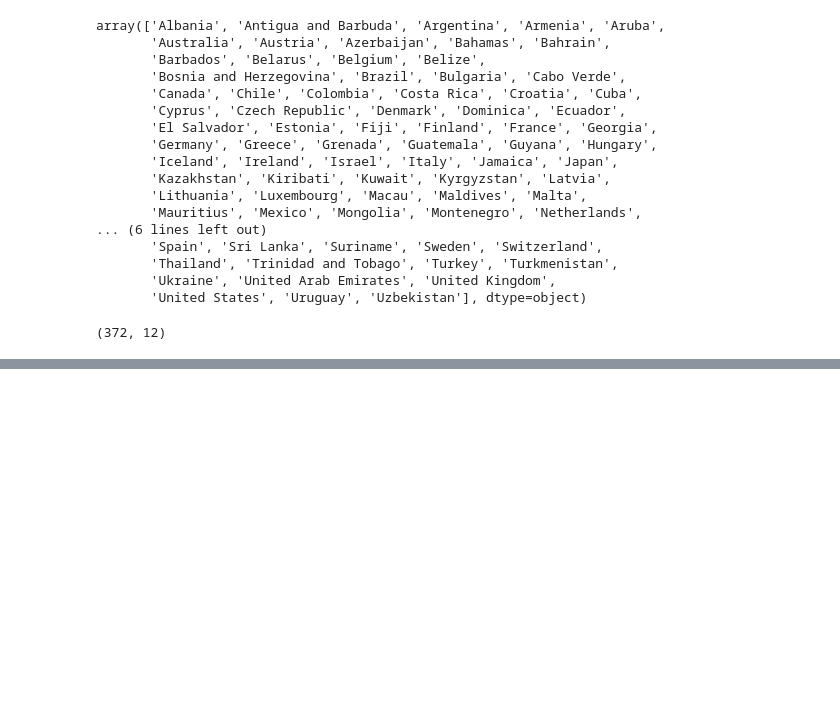
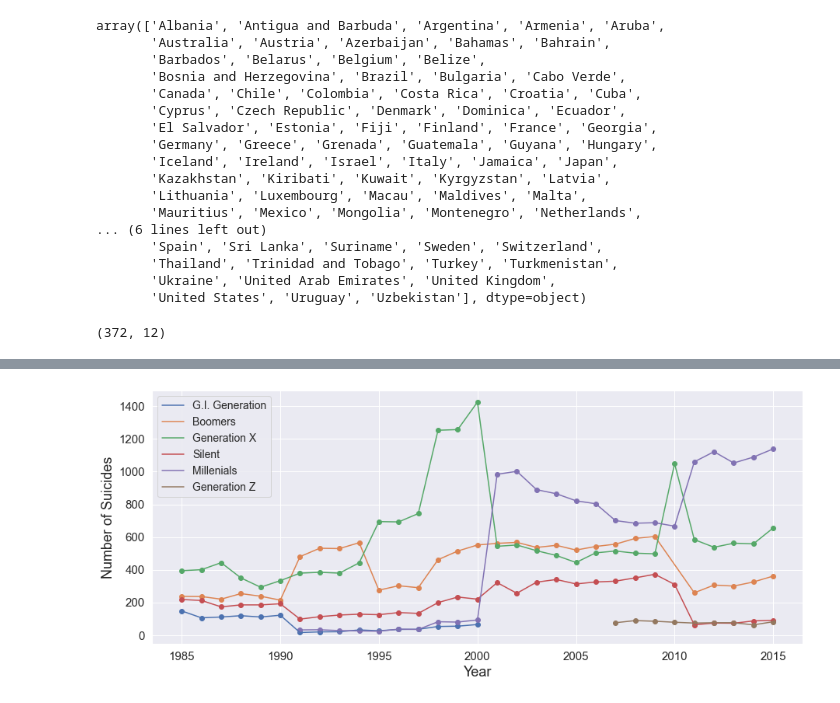
Before and after one commit to Dave0995/Viz-work, a Jupyter notebook: trabajo-viz.ipynb, the cells around one changed output, grey strips where cells are left out. Drawn from its saved outputs; the diff is of its cells as text; code cells hidden in the pictures; blank space fills up the shorter version.

```diff
--- a/trabajo-viz.ipynb
+++ b/trabajo-viz.ipynb
@@ -5,3 +7,5 @@ import seaborn as sns
+# %%
+sns.set()
 # %%
 df = pd.read_csv("master.csv")
 # %%
@@ -55,2 +59,2 @@ Como se puede apreciar en la tabla de valores nulos, la variable HDI for Year pr
 # %%
-dfc = dfc.drop(["HDI for year"], axis = 1)
+dfc = dfc.drop(columns=["HDI for year","country-year"], axis = 1)
@@ -72,0 +70,21 @@ dfc[dfc["year"] == 1985]
+# %%
+y = []
+x = []
+for i in dfc.generation.unique():
+    aux = dfc[dfc['generation']==i]
+    x.append(aux['year'].unique())
+    aux = aux.groupby(by=["year"]).sum()
+    y.append(aux['suicides_no'])
+
+plt.figure(figsize=(15,6))
+for i in range(len(y)):
+    plt.plot(x[i],y[i],label=dfc.generation.unique()[i])
+    plt.scatter(x[i],y[i])
+plt.legend(fontsize=14)
+plt.xlabel('Year',fontsize=18)
+plt.ylabel('Number of Suicides',fontsize=18)
+plt.xticks(fontsize=15)
+plt.yticks(fontsize=15)
+plt.show()
+# %% [output]
+[figure, added]
```
Also changed, not shown: parts of 10 cells of this notebook, 2 other files.
